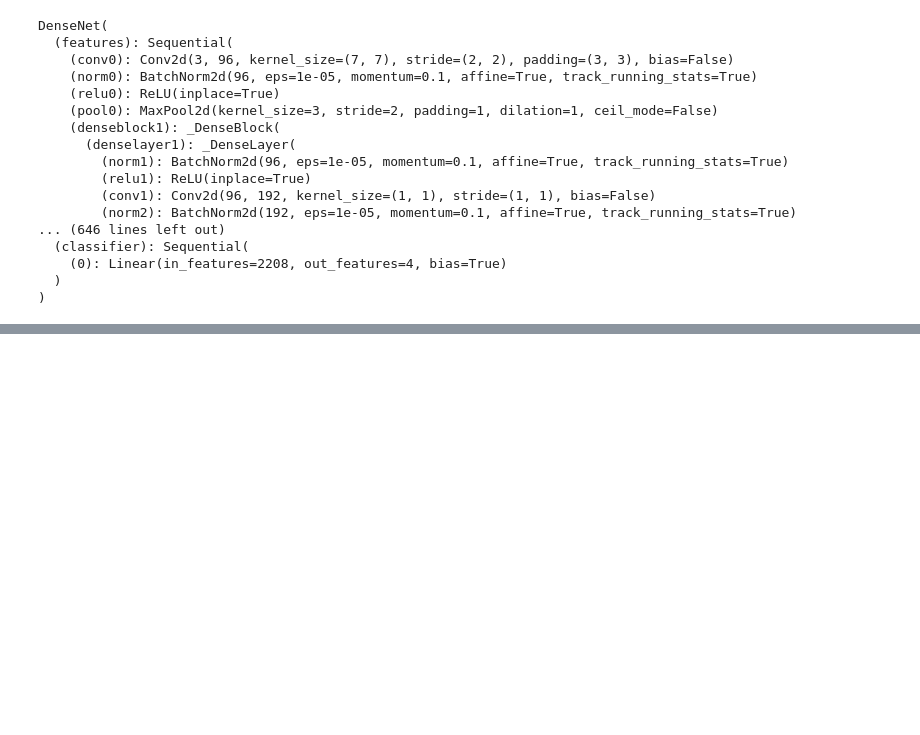
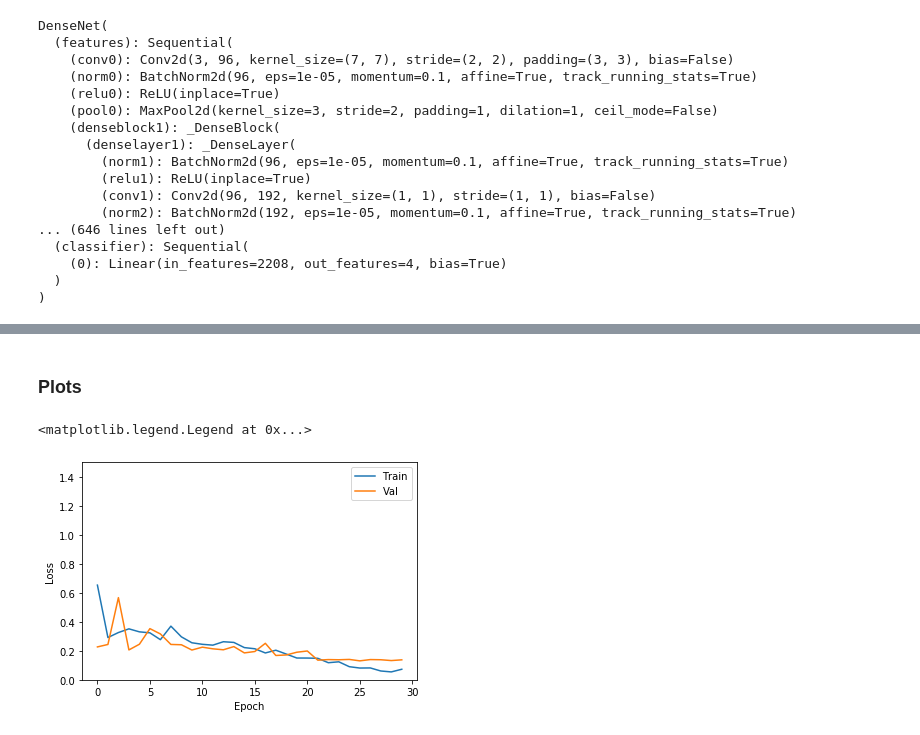
Before and after one commit to AnishWalawalkar/plant-pathology, a Jupyter notebook: Plant Pathology.ipynb, the cells around one changed output, grey strips where cells are left out. Cells and saved outputs as stored; diff of their text form; code cells hidden in the pictures; blank space fills up the shorter version.

Commit message:
loss, accuracy and confusion matrix plots

```diff
--- a/Plant Pathology.ipynb
+++ b/Plant Pathology.ipynb
@@ -91,14 +93,17 @@ class LeafDataset(Data.Dataset):
         image = Image.open(self.img_paths[i]).resize((512, 512))
         if not self.test:
             label = torch.tensor(np.argmax(self.labels.loc[i, :].values))
+
         if self.train:
             image = self.train_transform(image)
         elif self.test:
             image = self.test_transform(image)
         image  = self.default_transform(image)
 
+        if self.test:
+            return image
 
-        return image, label if not self.test else image
+        return image, label
 # %% [markdown]
 ### Define training, validataion and testing functions
 # %%
@@ -269,0 +279,13 @@ Epoch: 15, Train loss: 0.2141451970725269, Val loss: 0.19514277095664037, Train
+# %% [markdown]
+### Plots
+# %%
+plt.figure()
+plt.ylim(0,1.5)
+sns.lineplot(list(range(len(train_loss))), train_loss)
+sns.lineplot(list(range(len(valid_loss))), valid_loss)
+plt.xlabel('Epoch')
+plt.ylabel('Loss')
+plt.legend(['Train','Val'])
+# %% [output]
+<matplotlib.legend.Legend at 0x...>
+[figure, added]
```
Also changed, not shown: parts of 12 cells of this notebook, 1 other file.
